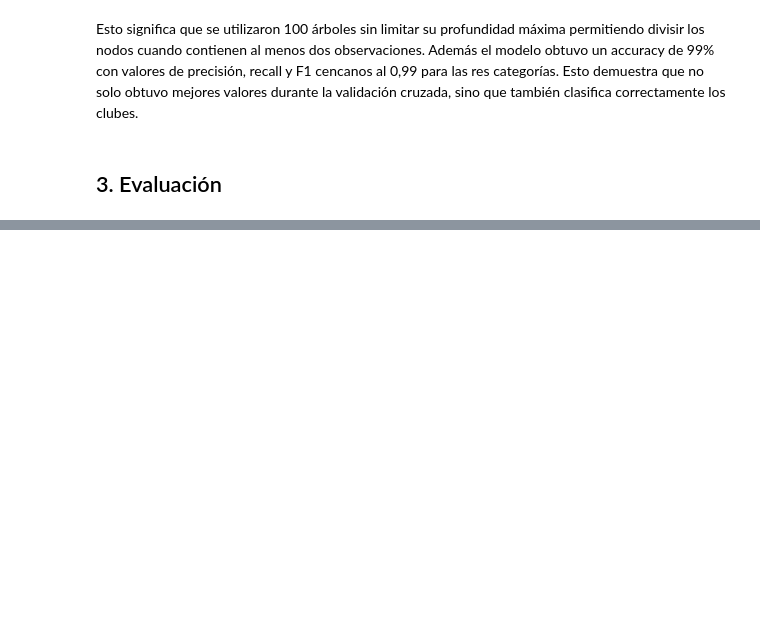
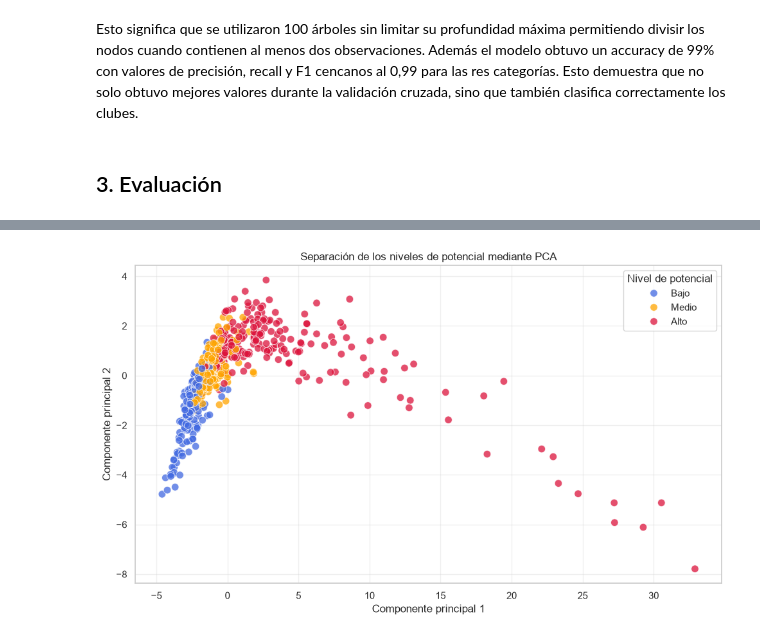
Before and after one commit to pedro-rodriguez-lopez/ML-Practica1-GrupoB9, a Jupyter notebook: PW1_E2_GRUPOB9.ipynb, the cells around one changed output, grey strips where cells are left out. Drawn from its saved outputs; the diff is of its cells as text; code cells hidden in the pictures; blank space fills up the shorter version.

```diff
--- a/PW1_E2_GRUPOB9.ipynb
+++ b/PW1_E2_GRUPOB9.ipynb
@@ -672,0 +777,41 @@ Esto significa que se utilizaron 100 árboles sin limitar su profundidad máxima
+# %%
+from sklearn.decomposition import PCA
+import matplotlib.pyplot as plt
+import seaborn as sns
+
+# Reducir las características escaladas a dos componentes principales
+pca = PCA(n_components=2)
+X_pca = pca.fit_transform(X_scaled)
+
+grafico_pca = pd.DataFrame({
+    'Componente 1': X_pca[:, 0],
+    'Componente 2': X_pca[:, 1],
+    'Categoría': y.values
+})
+
+plt.figure(figsize=(10, 6))
+
+sns.scatterplot(
+    data=grafico_pca,
+    x='Componente 1',
+    y='Componente 2',
+    hue='Categoría',
+    hue_order=['Bajo', 'Medio', 'Alto'],
+    palette={
+        'Bajo': 'royalblue',
+        'Medio': 'orange',
+        'Alto': 'crimson'
+    },
+    s=70,
+    alpha=0.75
+)
+
+plt.title('Separación de los niveles de potencial mediante PCA')
+plt.xlabel('Componente principal 1')
+plt.ylabel('Componente principal 2')
+plt.legend(title='Nivel de potencial')
+plt.grid(alpha=0.3)
+plt.tight_layout()
+plt.show()
+# %% [output]
+[figure, added]
```
Also changed, not shown: parts of 22 cells of this notebook.
